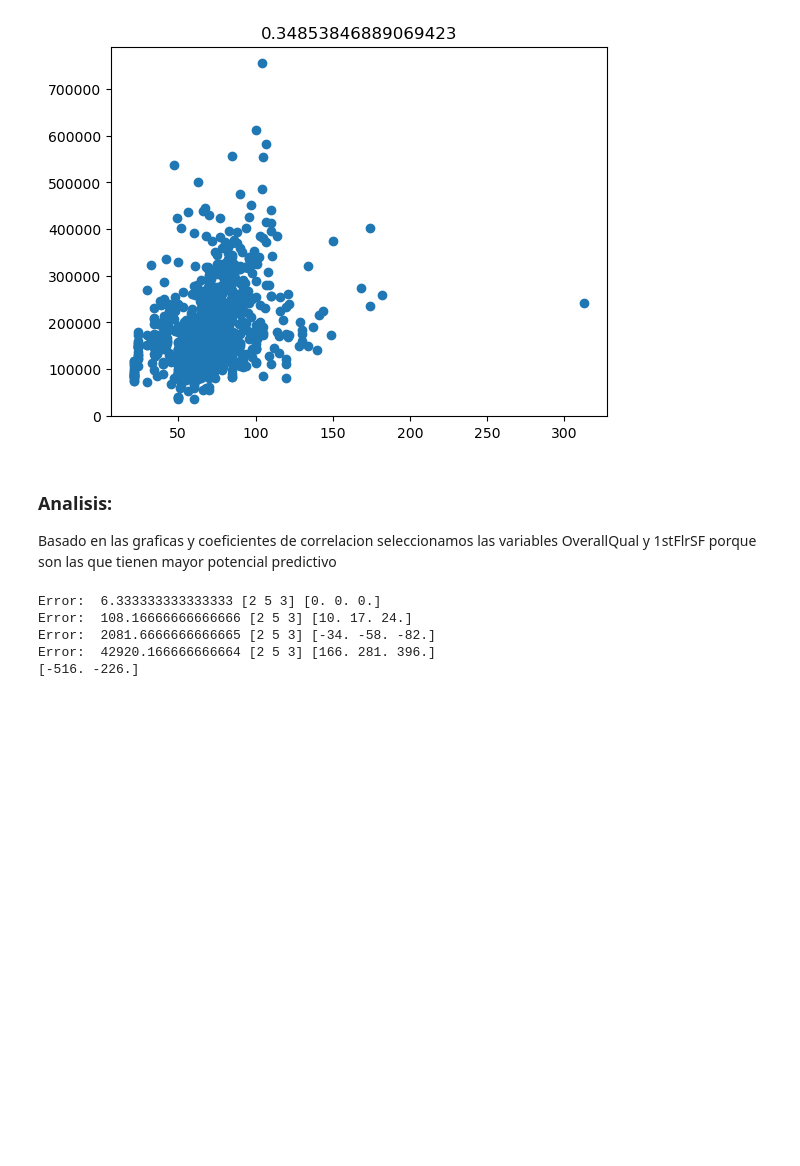
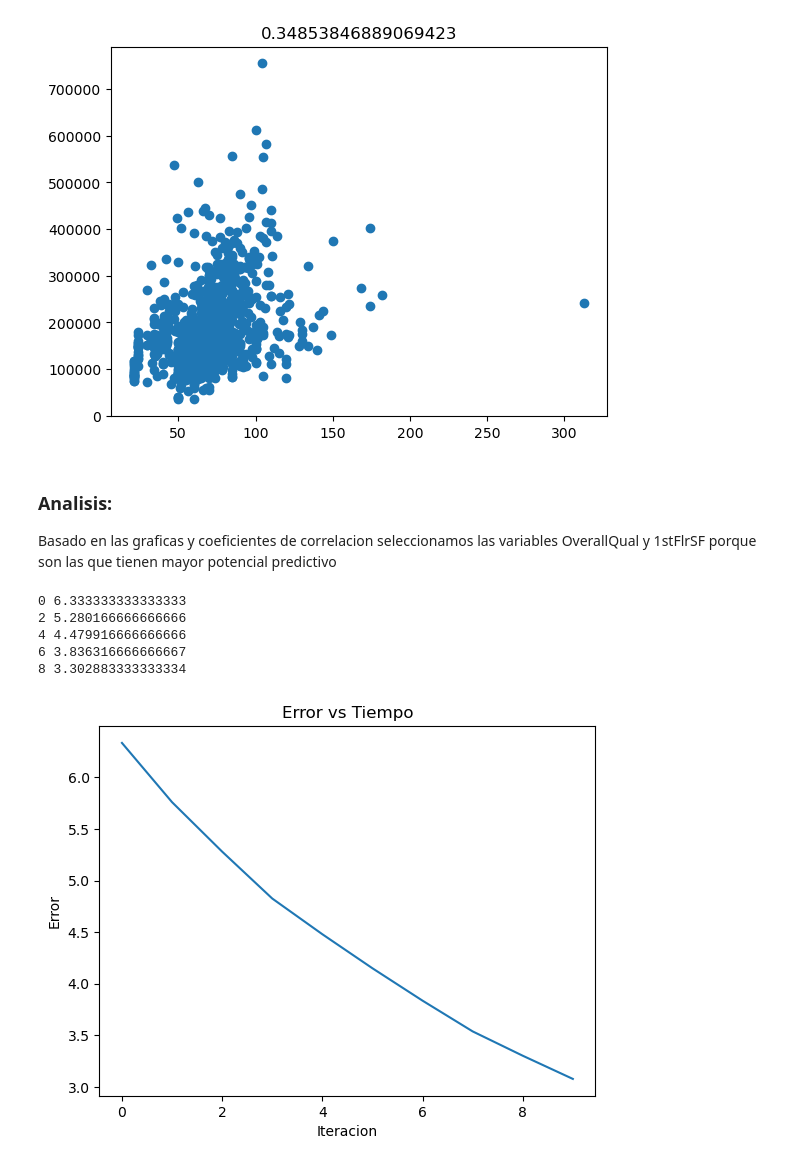
Before and after one commit to DanielP53/ciencia-datos-python-pj1, a Jupyter notebook: Proyecto.ipynb, the cells around one changed output. Saved outputs shown, nothing was run; the diff lists cells and outputs as text; code cells hidden in the pictures; blank space fills up the shorter version.

Commit message:
Proyecto 1 - Regresion lineal y grafica de error

```diff
--- a/Proyecto.ipynb
+++ b/Proyecto.ipynb
@@ -259,38 +259,53 @@ Text(0.5, 1.0, '0.34853846889069423')
 Basado en las graficas y coeficientes de correlacion seleccionamos las variables OverallQual y 1stFlrSF porque son las que tienen mayor potencial predictivo
 # %%
 def entrenar(x, y, epochs, imprimir_error_cada, escalar):
-    x= np.array(x)
-    y=np.array(y)
-    errores=np.array([])
-    gradiente=np.array([0,0])
-    vector_unos = np.ones_like(x)
-    matriz = np.column_stack((x, vector_unos))
+	x= np.array(x)
+	y=np.array(y)
+	errores=np.array([])
+	gradiente=np.array([0,0])
+	vector_unos = np.ones_like(x)
+	matriz = np.column_stack((x, vector_unos))
+	entrenamiento = {}
 
-    betas = np.zeros(2)
+	betas = np.zeros(2)
 
-    for i in range(epochs):
-        prediccion = np.dot(matriz, betas)
-        error= np.sum( (y - prediccion)**2 )
-        error=( 1/( 2*len(y) ) ) * error
-        errores=np.append(errores, error)
-        print('Error: ', error, y, prediccion)
+	for i in range(epochs):
+		prediccion = np.dot(matriz, betas)
+		error=( 1/( 2*len(y) ) ) * np.sum( (y - prediccion)**2 )
+		errores=np.append(errores, error)
 
-        gradiente[0]=( 1/len(y) ) * np.sum( (prediccion-y) * x)
-        gradiente[1]=( 1/len(y) ) * np.sum( (prediccion-y) )
+		gradiente[0]=( 1/len(y) ) * np.sum( (prediccion-y) * x)
+		gradiente[1]=( 1/len(y) ) * np.sum( (prediccion-y) )
 
-        # betas[0] = betas[0] - (escalar*gradiente[0])
-        # betas[1] = betas [1] - (escalar*gradiente[1])
-        betas = betas - (escalar*gradiente)
+		betas = betas - (escalar*gradiente)
 
+		if (i%imprimir_error_cada==0):
+			print(i,error)
 
+		entrenamiento[i] = {
+			'prediccion': prediccion,
+			'betas': betas,
+			'error': error,
+			'errores': errores,
+			'gradientes': gradiente,
+		}
 
+	return entrenamiento, errores
 
-    #for indice, fila in df.iterrows():
-    print(betas)
-entrenar([1,2,3], [2,5,3], 4, 2, 1)
+entrenamiento, errores= entrenar([1,2,3], [2,5,3], 10, 2, 0.01)
 # %% [output]
-Error:  6.333333333333333 [2 5 3] [0. 0. 0.]
-Error:  108.16666666666666 [2 5 3] [10. 17. 24.]
-Error:  2081.6666666666665 [2 5 3] [-34. -58. -82.]
-Error:  42920.166666666664 [2 5 3] [166. 281. 396.]
-[-516. -226.]
+0 6.333333333333333
+2 5.280166666666666
+4 4.479916666666666
+6 3.836316666666667
+8 3.302883333333334
+# %%
+def graf_error(errores):
+	plt.plot(errores)
+	plt.xlabel('Iteracion')
+	plt.ylabel('Error')
+	plt.title('Error vs Tiempo')
+
+graf_error(errores)
+# %% [output]
+[figure, added]
```
Also changed, not shown: 1 other file.
